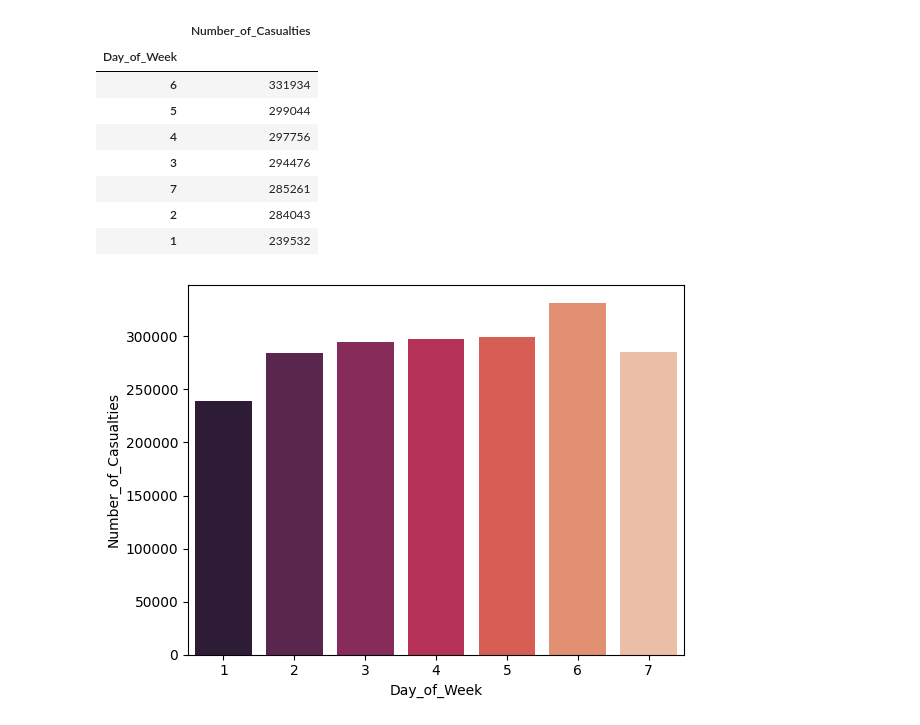
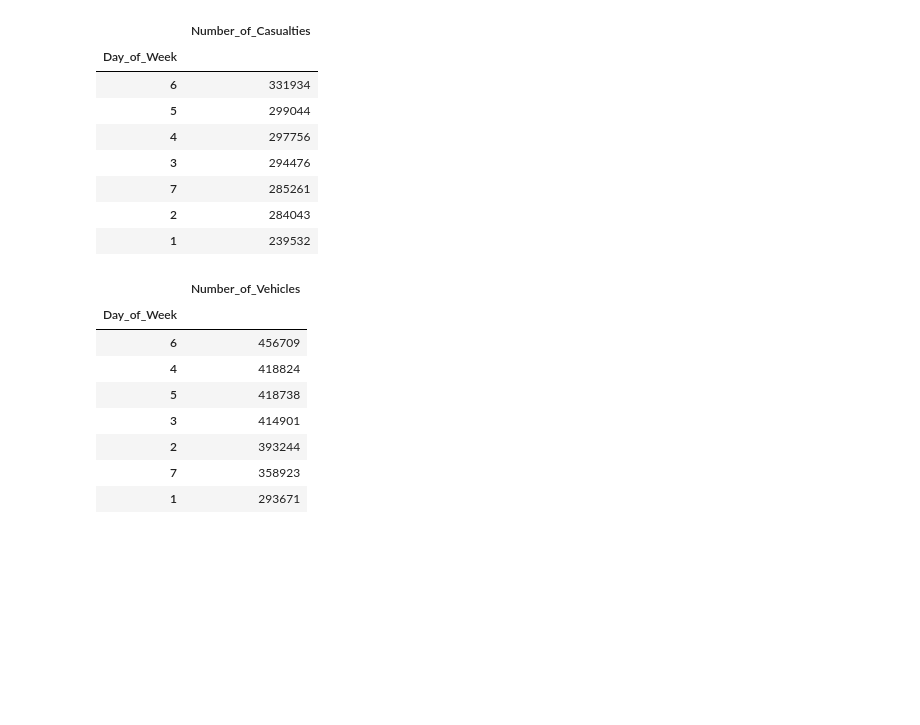
Before and after one commit to kirby-cs-org/project, a Jupyter notebook: analysis.ipynb, the cells around one changed output. Saved outputs shown, nothing was run; the diff lists cells and outputs as text; code cells hidden in the pictures; blank space fills up the shorter version.

```diff
--- a/analysis.ipynb
+++ b/analysis.ipynb
@@ -107,7 +86,16 @@ days.sort_values(by='Number_of_Casualties', ascending=False)
 | 7 | 285261 |
 | 2 | 284043 |
 | 1 | 239532 |
-# %%
-sns.barplot(data=days, x='Day_of_Week', y='Number_of_Casualties', palette='rocket');
-# %% [output]
-[figure, removed]
+# %%
+vehicles = df.groupby('Day_of_Week')[['Number_of_Vehicles']].sum()
+vehicles.sort_values(by='Number_of_Vehicles', ascending=False)
+# %% [output]
+|  | Number_of_Vehicles |
+| Day_of_Week |  |
+| 6 | 456709 |
+| 4 | 418824 |
+| 5 | 418738 |
+| 3 | 414901 |
+| 2 | 393244 |
+| 7 | 358923 |
+| 1 | 293671 |
```
Also changed, not shown: parts of 11 cells of this notebook.
